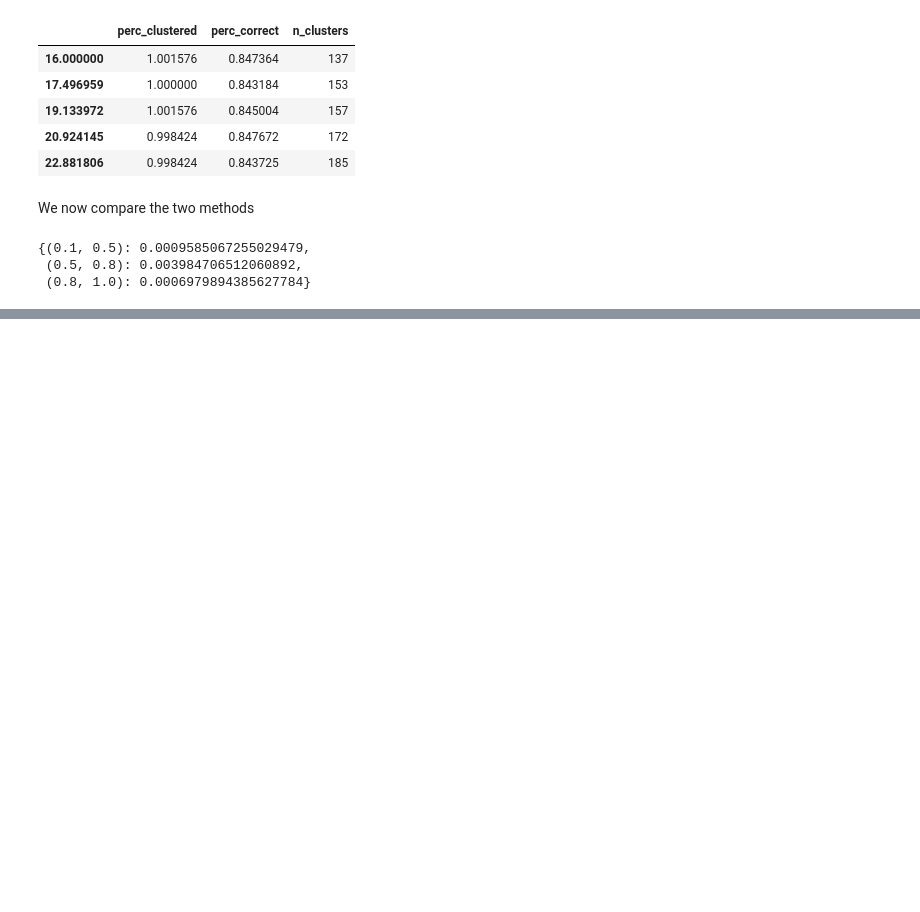
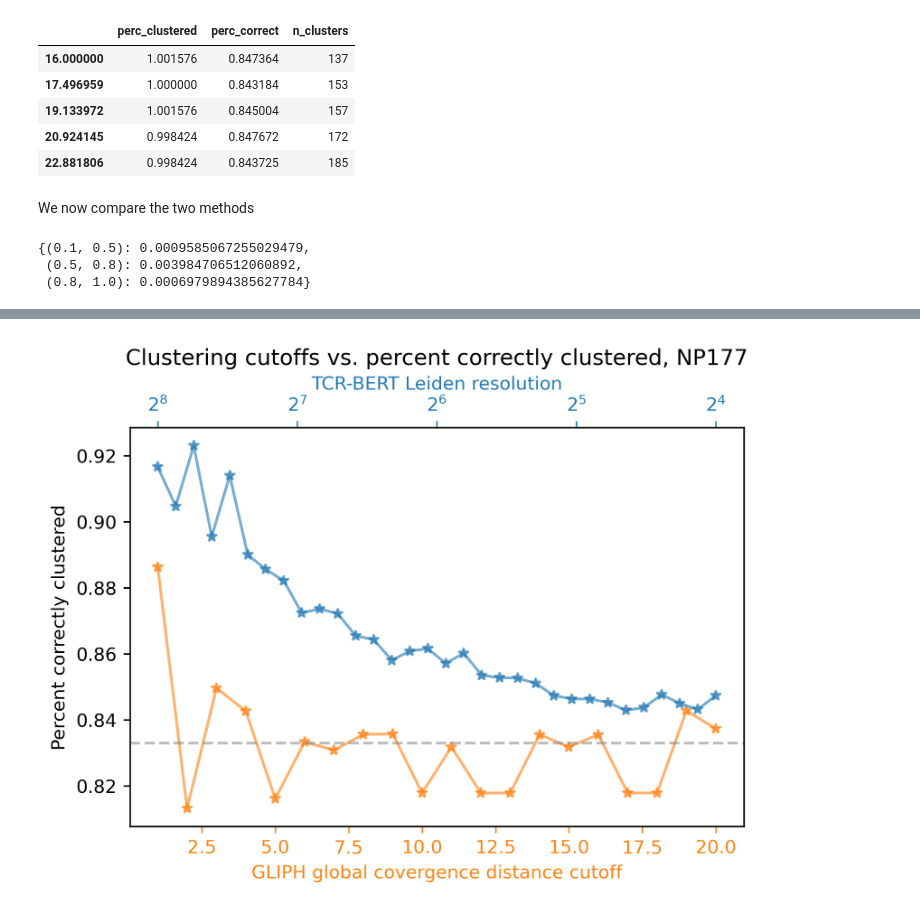
Before and after one commit to wukevin/tcr-bert, a Jupyter notebook: jupyter/transformers_glanville_classifier_and_clustering.ipynb, the cells around one changed output, grey strips where cells are left out. Saved outputs shown, nothing was run; the diff lists cells and outputs as text; code cells hidden in the pictures; blank space fills up the shorter version.

```diff
--- a/jupyter/transformers_glanville_classifier_and_clustering.ipynb
+++ b/jupyter/transformers_glanville_classifier_and_clustering.ipynb
@@ -751,0 +706,10 @@ fig.show()
+# %%
+importlib.reload(plot_utils)
+plot_utils.plot_perf_over_params(
+    {"GLIPH": gliph_clustering_perf_df}, {"TCR-BERT": bert_clustering_perf_df}, 'perc_correct',
+    title="Clustering cutoffs vs. percent correctly clustered, NP177",
+    rand_line=1.0 - np.mean(list(all_labels_dict.values())),
+    fname=os.path.join(PLOT_DIR, "glanville_gliph_vs_bert_perc_correct.pdf"),
+).show()
+# %% [output]
+[figure, added]
```
Also changed, not shown: parts of 12 cells of this notebook, 8 other files.
